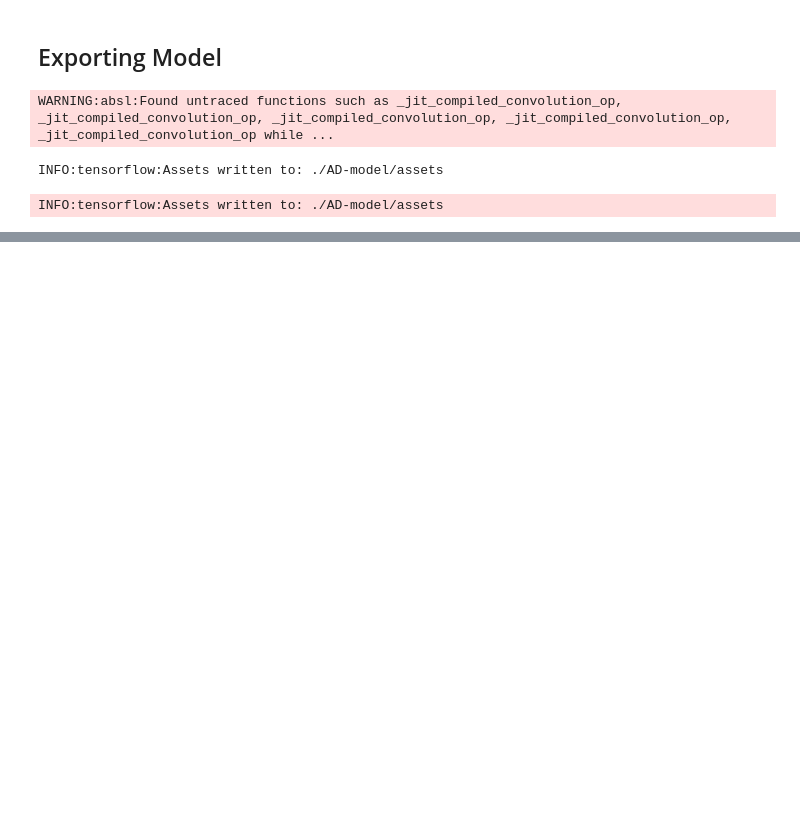
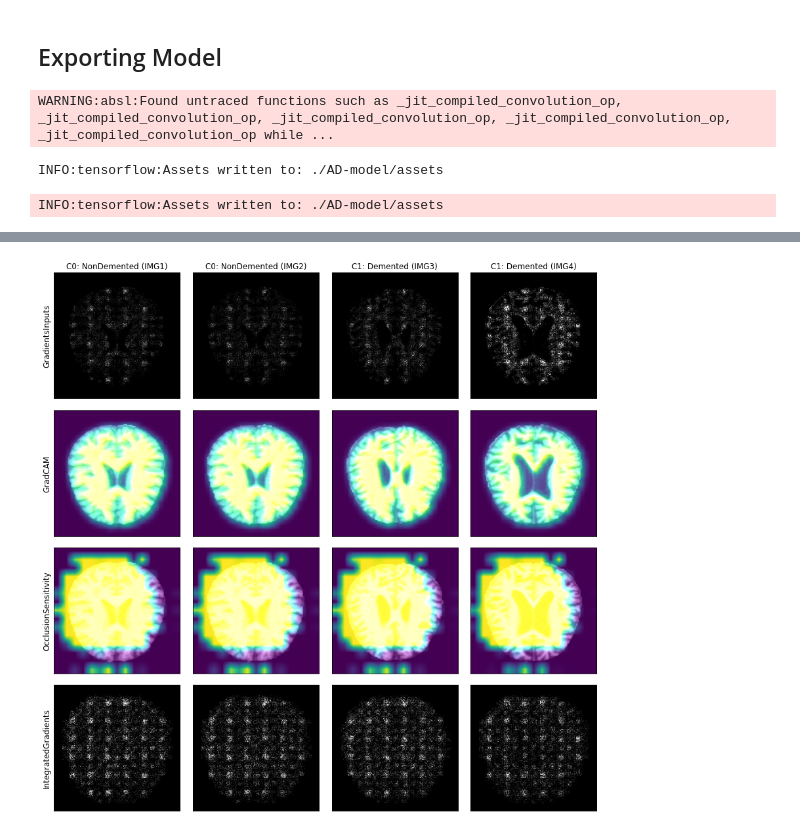
Before and after one commit to fvfarahani/Alzheimers-CNN, a Jupyter notebook: main.ipynb, the cells around one changed output, grey strips where cells are left out. Cells and saved outputs as stored; diff of their text form; code cells hidden in the pictures; blank space fills up the shorter version.

```diff
--- a/main.ipynb
+++ b/main.ipynb
@@ -593,0 +677,93 @@ INFO:tensorflow:Assets written to: ./AD-model/assets
+# %%
+import matplotlib.pyplot as plt
+from tf_explain.core.vanilla_gradients import VanillaGradients
+from tf_explain.core.gradients_inputs import GradientsInputs
+from tf_explain.core.occlusion_sensitivity import OcclusionSensitivity
+from tf_explain.core.grad_cam import GradCAM
+from tf_explain.core.smoothgrad import SmoothGrad
+from tf_explain.core.integrated_gradients import IntegratedGradients
+
+# Load Model
+model = tf.keras.models.load_model('AD-model/')
+
+# Set up subplots
+fig, axs = plt.subplots(nrows=4, ncols=4, figsize=(12, 12))
+
+# Define method names
+method_names = ["GradientsInputs", "GradCAM", "OcclusionSensitivity", "IntegratedGradients"]
+
+cols = ['{}'.format(col) for col in ["C0: NonDemented (IMG1)", "C0: NonDemented (IMG2)", "C1: Demented (IMG3)", "C1: Demented (IMG4)"]]
+rows = ['{}'.format(row) for row in ["GradientsInputs", "GradCAM", "OcclusionSensitivity", "IntegratedGradients"]]
+
+# Iterate over four images
+for i in range(4):
+
+    # Compute GradientsInputs visualization
+    explainer = GradientsInputs()
+    data = ([explainer_imgs[i]], None)
+    grid = explainer.explain(data, model, class_index=1) # 'NonDemented': 0, 'Demented': 1
+    explainer.save(grid, "heatmaps", f"gradients_inputs_{i}.png")
+    gradients_inputs_img = plt.imread("heatmaps/gradients_inputs_{}.png".format(i))
+
+    # Compute GradCAM visualization
+    explainer = GradCAM()
+    data = ([explainer_imgs[i]], None)
+    grid = explainer.explain(data, model, class_index=1, layer_name="conv3_block1_1_conv")
+    explainer.save(grid, "heatmaps", f"grad_cam_{i}.png")
+    grad_cam_img = plt.imread("heatmaps/grad_cam_{}.png".format(i))
+
+    # Compute OcclusionSensitivity visualization
+    explainer = OcclusionSensitivity()
+    data = ([explainer_imgs[i]], None)
+    grid = explainer.explain(data, model, class_index=1, patch_size=15)
+    explainer.save(grid, "heatmaps", f"occlusion_sensitivity_{i}.png")
+    occlusion_sensitivity_img = plt.imread("heatmaps/occlusion_sensitivity_{}.png".format(i))
+
+    # Compute IntegratedGradients visualization
+    explainer = IntegratedGradients()
+    data = ([explainer_imgs[i]], None)
+    grid = explainer.explain(data, model, class_index=1, n_steps=15)
+    explainer.save(grid, "heatmaps", f"integrated_gradients_{i}.png")
+    integrated_gradients_img = plt.imread("heatmaps/integrated_gradients_{}.png".format(i))
+
+#     # Compute SmoothGrad visualization
+#     explainer = SmoothGrad()
+#     data = ([explainer_imgs[i]], None)
+#     grid = explainer.explain(data, model, class_index=1, num_samples=20, noise=0.05)
+#     explainer.save(grid, "heatmaps", f"smoothgrad_{i}.png")
+#     smoothgrad_img = plt.imread("heatmaps/smoothgrad_{}.png".format(i))
+
+#     # Compute VanillaGradients visualization
+#     explainer = VanillaGradients()
+#     data = ([explainer_imgs[i]], None)
+#     grid = explainer.explain(data, model, class_index=1)
+#     explainer.save(grid, "heatmaps", f"vanilla_gradients_{i}.png")
+#     vanilla_gradients_img = plt.imread("heatmaps/vanilla_gradients_{}.png".format(i))
+
+    # Display images on subplots
+    axs[0, i].imshow(gradients_inputs_img, cmap='binary_r')
+    axs[1, i].imshow(grad_cam_img)
+    axs[2, i].imshow(occlusion_sensitivity_img)
+    axs[3, i].imshow(integrated_gradients_img, cmap='binary_r')
+
+
+for ax, col in zip(axs[0], cols):
+    ax.set_title(col)
+
+for ax, row in zip(axs[:,0], rows):
+    ax.set_ylabel(row, rotation=90, size='large')
+
+# Remove ticks
+for ax in axs.flat:
+    ax.set_xticks([])
+    ax.set_yticks([])
+    ax.set_xticklabels([])
+    ax.set_yticklabels([])
+
+# Save the plot
+plt.savefig("Figures/heatmaps.png", dpi=300, bbox_inches='tight')
+
+# Show plot
+fig.tight_layout()
+plt.show()
+# %% [output]
@@ -593,0 +774 @@ INFO:tensorflow:Assets written to: ./AD-model/assets
+[figure, added]
```
Also changed, not shown: parts of 18 cells of this notebook.
